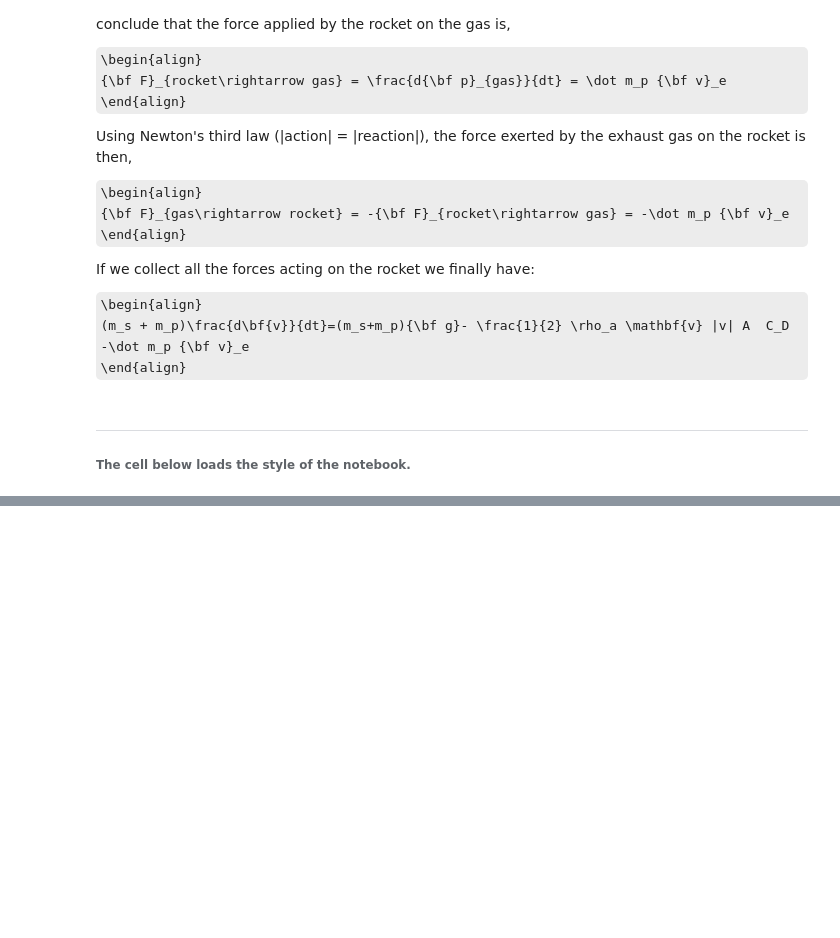
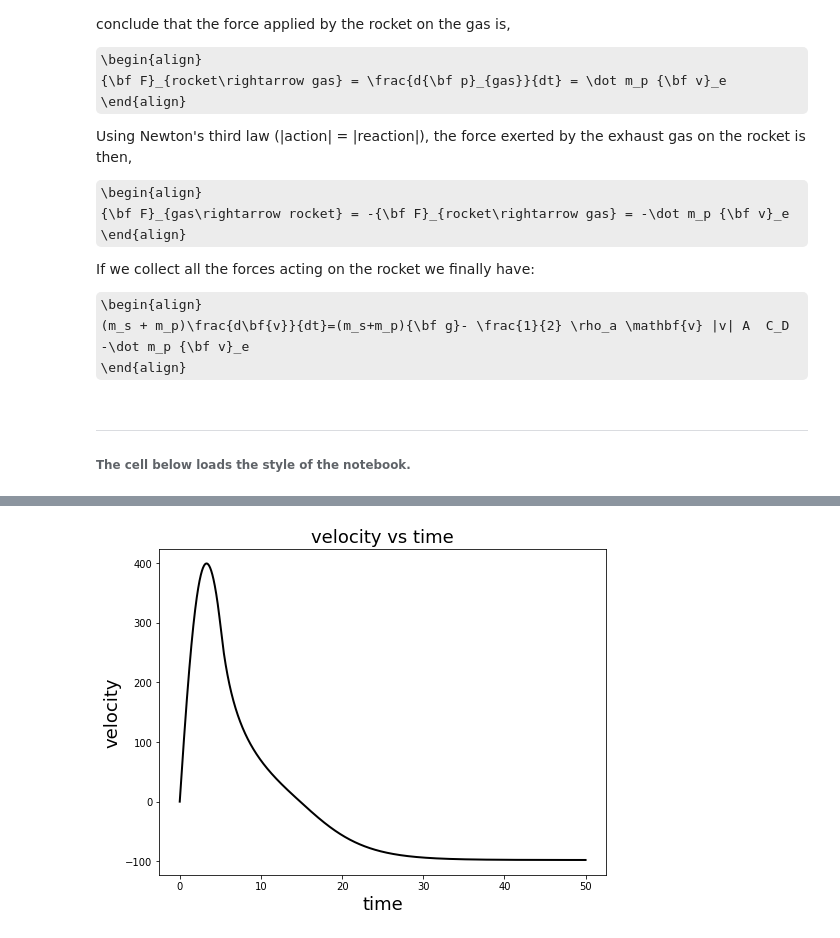
Before and after one commit to strankid/numerical-mooc, a Jupyter notebook: lessons/01_phugoid/Rocket_Assignment.ipynb, the cells around one changed output, grey strips where cells are left out. Drawn from its saved outputs; the diff is of its cells as text; code cells hidden in the pictures; some formulas as TeX source; blank space fills up the shorter version.

```diff
--- a/lessons/01_phugoid/Rocket_Assignment.ipynb
+++ b/lessons/01_phugoid/Rocket_Assignment.ipynb
@@ -97,0 +159,9 @@ HTML(open(css_file, "r").read())
+# %%
+pyplot.figure(figsize=(8,6))
+
+pyplot.xlabel(r'time', fontsize=18)
+pyplot.ylabel(r'velocity', fontsize=18)
+pyplot.title('velocity vs time', fontsize=18)
+pyplot.plot(t,vel, 'k-', lw=2);
+# %% [output]
+[figure, added]
```
Also changed, not shown: parts of 10 cells of this notebook.
